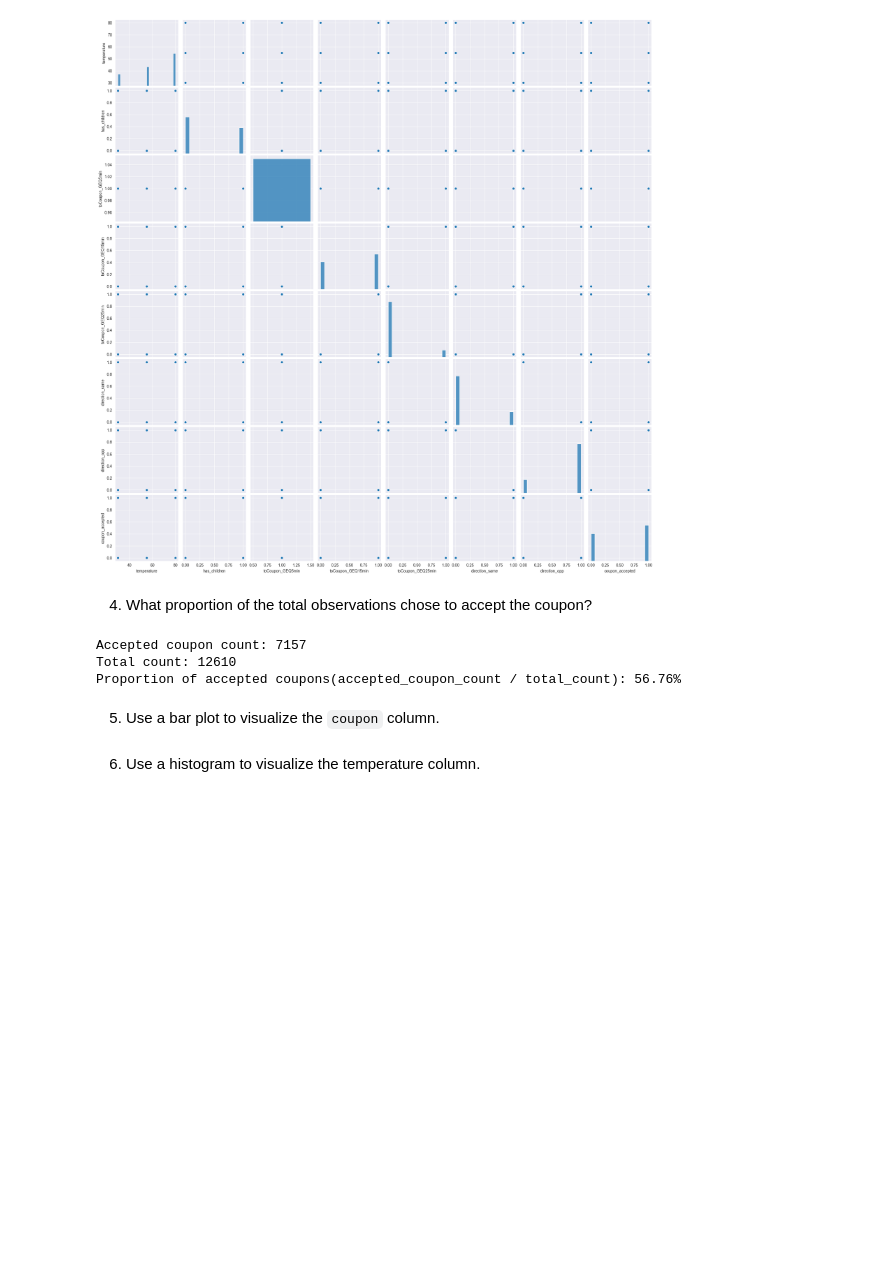
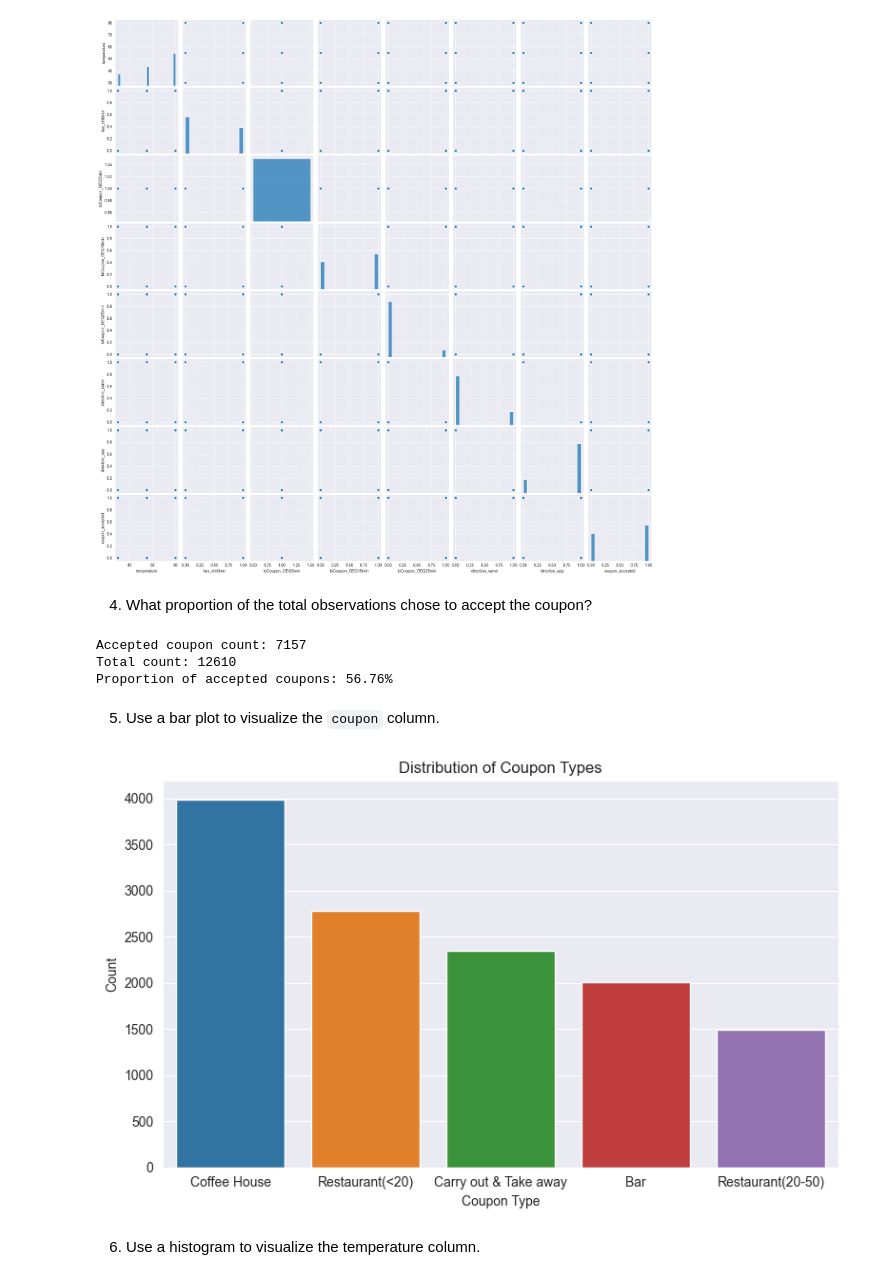
Before and after one commit to licyambrose/couponchoice, a Jupyter notebook: scripts/prompt.ipynb, the cells around one changed output. Saved outputs shown, nothing was run; the diff lists cells and outputs as text; code cells hidden in the pictures; blank space fills up the shorter version.

Commit message:
Bar chart for coupon

```diff
--- a/scripts/prompt.ipynb
+++ b/scripts/prompt.ipynb
@@ -229,13 +229,27 @@ print(f"Accepted coupon count: {accepted_coupon_count}")
 total_count = data['coupon_accepted'].count()
 print(f"Total count: {total_count}")
 proportion_accepted = accepted_coupon_count / total_count
-print(f"Proportion of accepted coupons(accepted_coupon_count / total_count): {proportion_accepted:.2%}")
+print(f"Proportion of accepted coupons: {proportion_accepted:.2%}")
 # %% [output]
 Accepted coupon count: 7157
 Total count: 12610
-Proportion of accepted coupons(accepted_coupon_count / total_count): 56.76%
+Proportion of accepted coupons: 56.76%
 # %% [markdown]
 5. Use a bar plot to visualize the `coupon` column.
+# %%
+# Count the occurrences of each coupon type
+coupon_counts = data['coupon'].value_counts()
+
+# Create a bar plot
+plt.figure(figsize=(8, 5))
+sns.barplot(x=coupon_counts.index, y=coupon_counts.values, hue=coupon_counts.index)
+plt.xlabel('Coupon Type')
+plt.ylabel('Count')
+plt.title('Distribution of Coupon Types')
+plt.tight_layout()
+plt.show()
+# %% [output]
+[figure, added]
 # %% [markdown]
 6. Use a histogram to visualize the temperature column.
 # %% [markdown]
```
